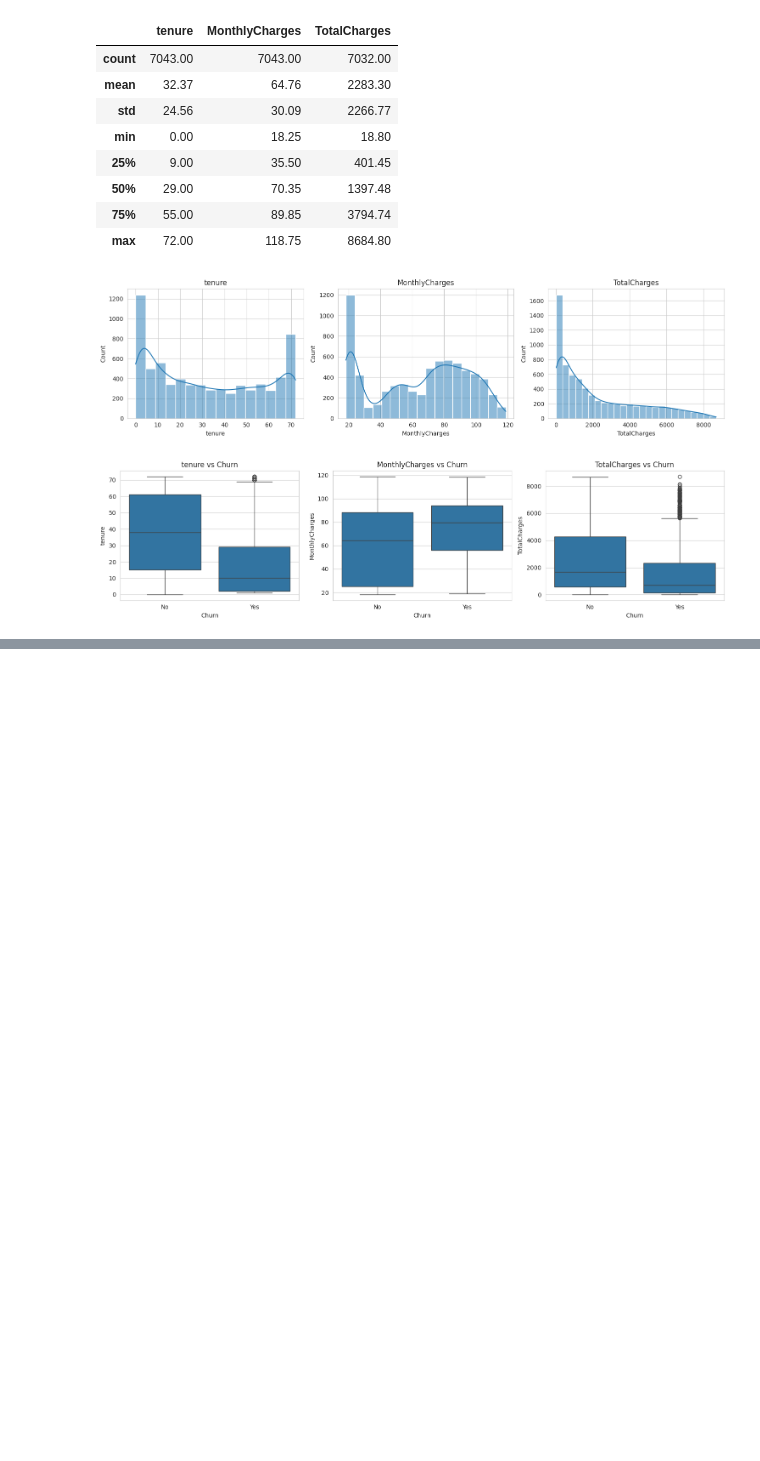
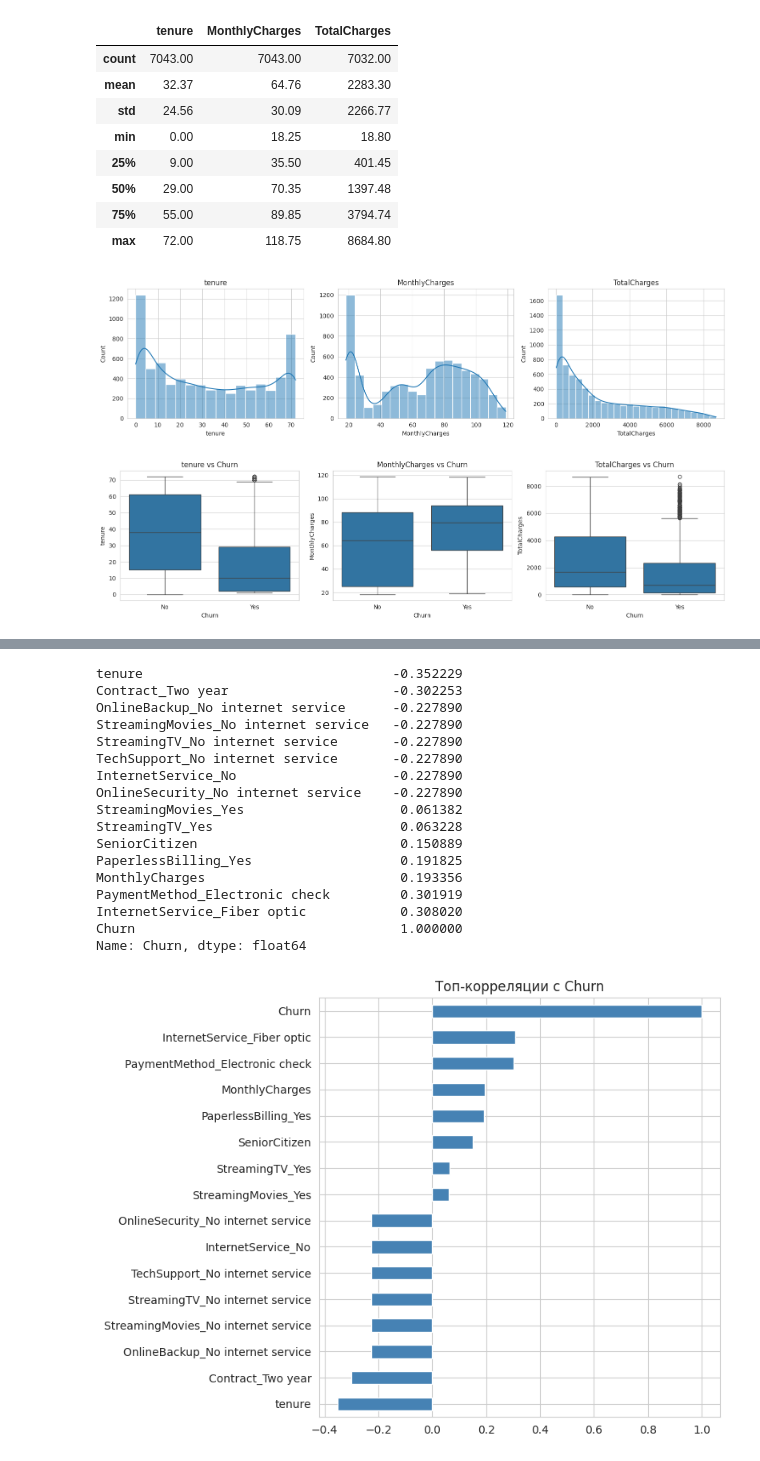
Before and after one commit to SiniauskiArtsiom/telco-churn-mlops, a Jupyter notebook: notebooks/01_eda.ipynb, the cells around one changed output, grey strips where cells are left out. Drawn from its saved outputs; the diff is of its cells as text; code cells hidden in the pictures; blank space fills up the shorter version.

```diff
--- a/notebooks/01_eda.ipynb
+++ b/notebooks/01_eda.ipynb
@@ -120,0 +137,39 @@ plt.show()
+# %%
+df_corr = df.copy()
+df_corr["Churn"] = (df_corr["Churn"] == "Yes").astype(int)
+
+# Уберём customerID
+df_corr = df_corr.drop(columns=["customerID"])
+
+# One-hot для быстрого просмотра
+df_corr_enc = pd.get_dummies(df_corr, drop_first=True)
+corr = df_corr_enc.corr()["Churn"].sort_values()
+
+top_corr = pd.concat([corr.head(8), corr.tail(8)])
+print(top_corr)
+
+plt.figure(figsize=(8, 6))
+top_corr.plot(kind="barh", color="steelblue")
+plt.title("Топ-корреляции с Churn")
+plt.tight_layout()
+plt.savefig(FIG_PATH / "05_correlations.png", dpi=120)
+plt.show()
+# %% [output]
+tenure                                -0.352229
+Contract_Two year                     -0.302253
+OnlineBackup_No internet service      -0.227890
+StreamingMovies_No internet service   -0.227890
+StreamingTV_No internet service       -0.227890
+TechSupport_No internet service       -0.227890
+InternetService_No                    -0.227890
+OnlineSecurity_No internet service    -0.227890
+StreamingMovies_Yes                    0.061382
+StreamingTV_Yes                        0.063228
+SeniorCitizen                          0.150889
+PaperlessBilling_Yes                   0.191825
+MonthlyCharges                         0.193356
+PaymentMethod_Electronic check         0.301919
+InternetService_Fiber optic            0.308020
+Churn                                  1.000000
+Name: Churn, dtype: float64
+[figure, added]
```
Also changed, not shown: parts of 2 cells of this notebook.
